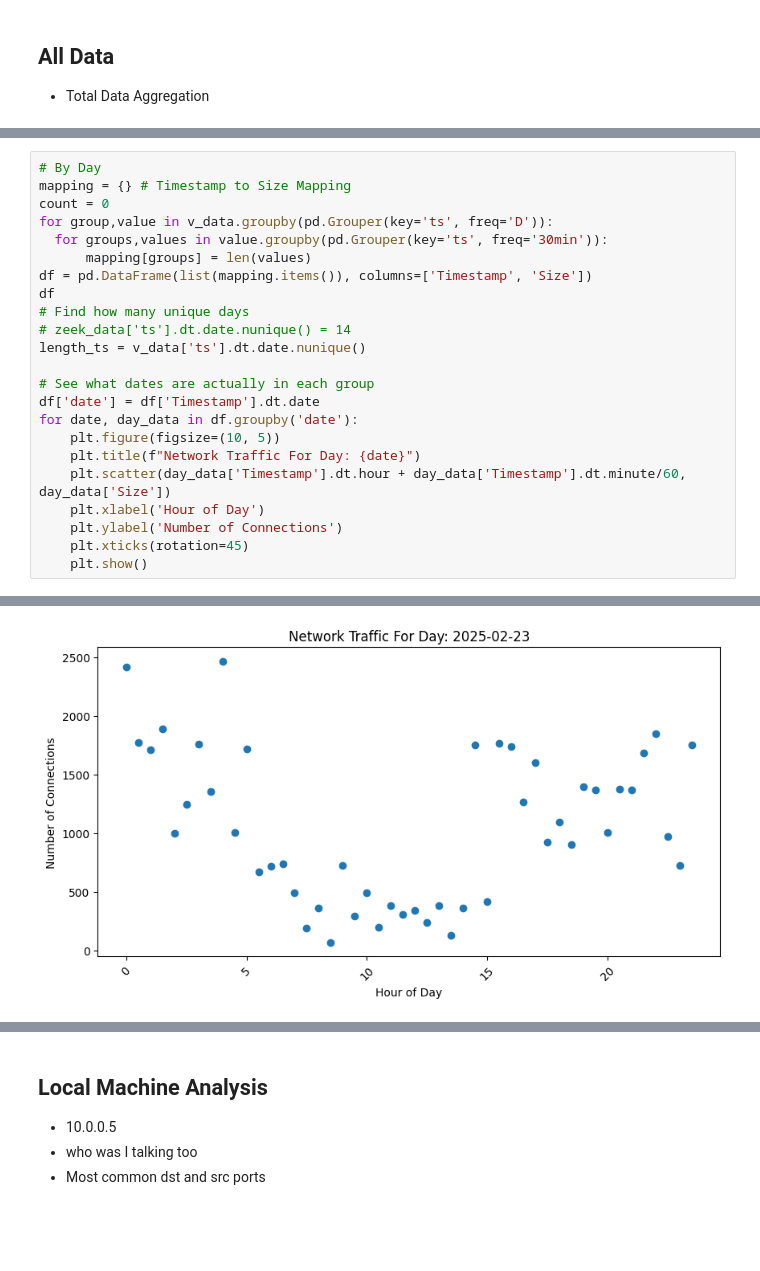
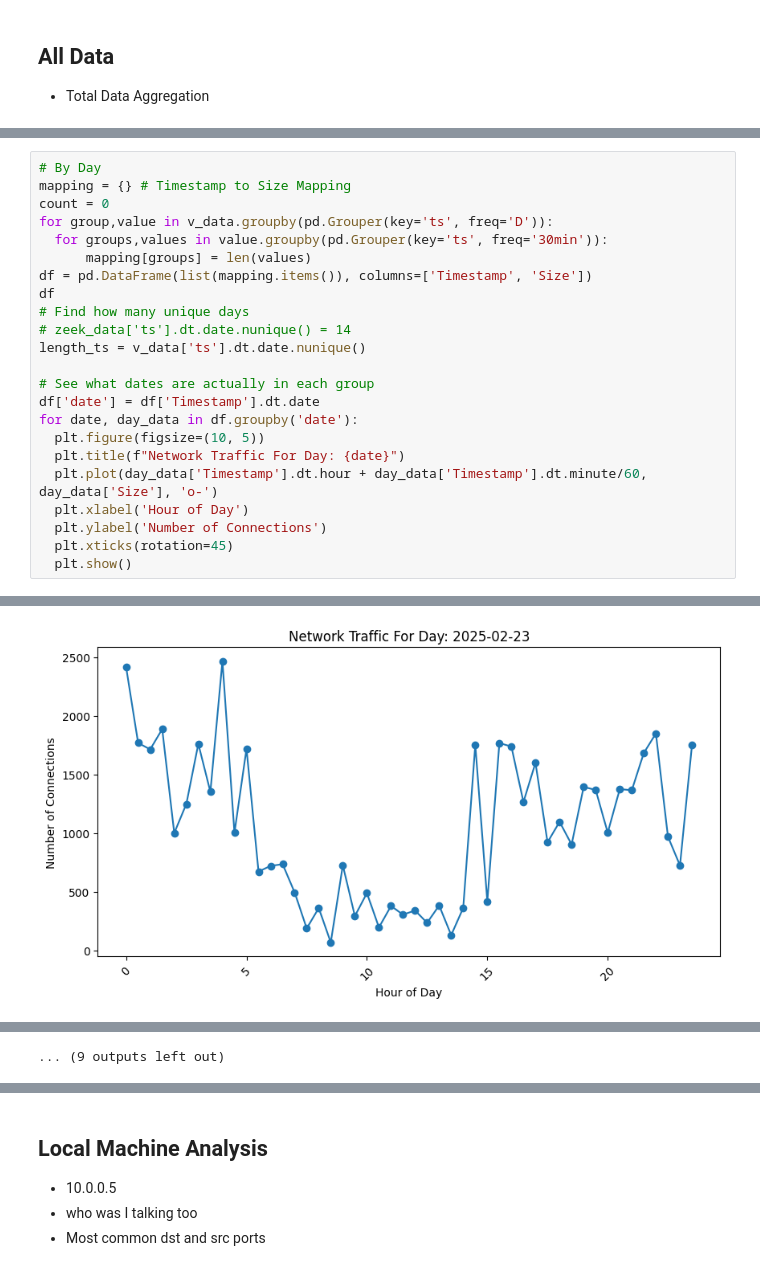
Before and after one commit to spinklerz/Network-IDS, a Jupyter notebook: Notebooks/02_Exploratory_Data_Analysis.ipynb, the cells around one changed output, grey strips where cells are left out. Cells and saved outputs as stored; diff of their text form; blank space fills up the shorter version.

```diff
--- a/Notebooks/02_Exploratory_Data_Analysis.ipynb
+++ b/Notebooks/02_Exploratory_Data_Analysis.ipynb
@@ -281,11 +283,11 @@ length_ts = v_data['ts'].dt.date.nunique()
 # See what dates are actually in each group
 df['date'] = df['Timestamp'].dt.date
 for date, day_data in df.groupby('date'):
-    plt.figure(figsize=(10, 5))
-    plt.title(f"Network Traffic For Day: {date}")
-    plt.scatter(day_data['Timestamp'].dt.hour + day_data['Timestamp'].dt.minute/60, day_data['Size'])
-    plt.xlabel('Hour of Day')
-    plt.ylabel('Number of Connections')
-    plt.xticks(rotation=45)
-    plt.show()
+  plt.figure(figsize=(10, 5))
+  plt.title(f"Network Traffic For Day: {date}")
+  plt.plot(day_data['Timestamp'].dt.hour + day_data['Timestamp'].dt.minute/60, day_data['Size'], 'o-')
+  plt.xlabel('Hour of Day')
+  plt.ylabel('Number of Connections')
+  plt.xticks(rotation=45)
+  plt.show()
 # %% [output]
@@ -294 +296 @@ for date, day_data in df.groupby('date'):
-[figure, old version]
+[figure, new version]
@@ -306,3 +306,4 @@ for date, day_data in df.groupby('date'):
+... (9 outputs left out)
 # %%
 # Protocol Analysis
 pie_graph(v_data, 'PROTOCOLS', 'proto', 4)
```
Also changed, not shown: parts of 15 cells of this notebook, 1 other file.
